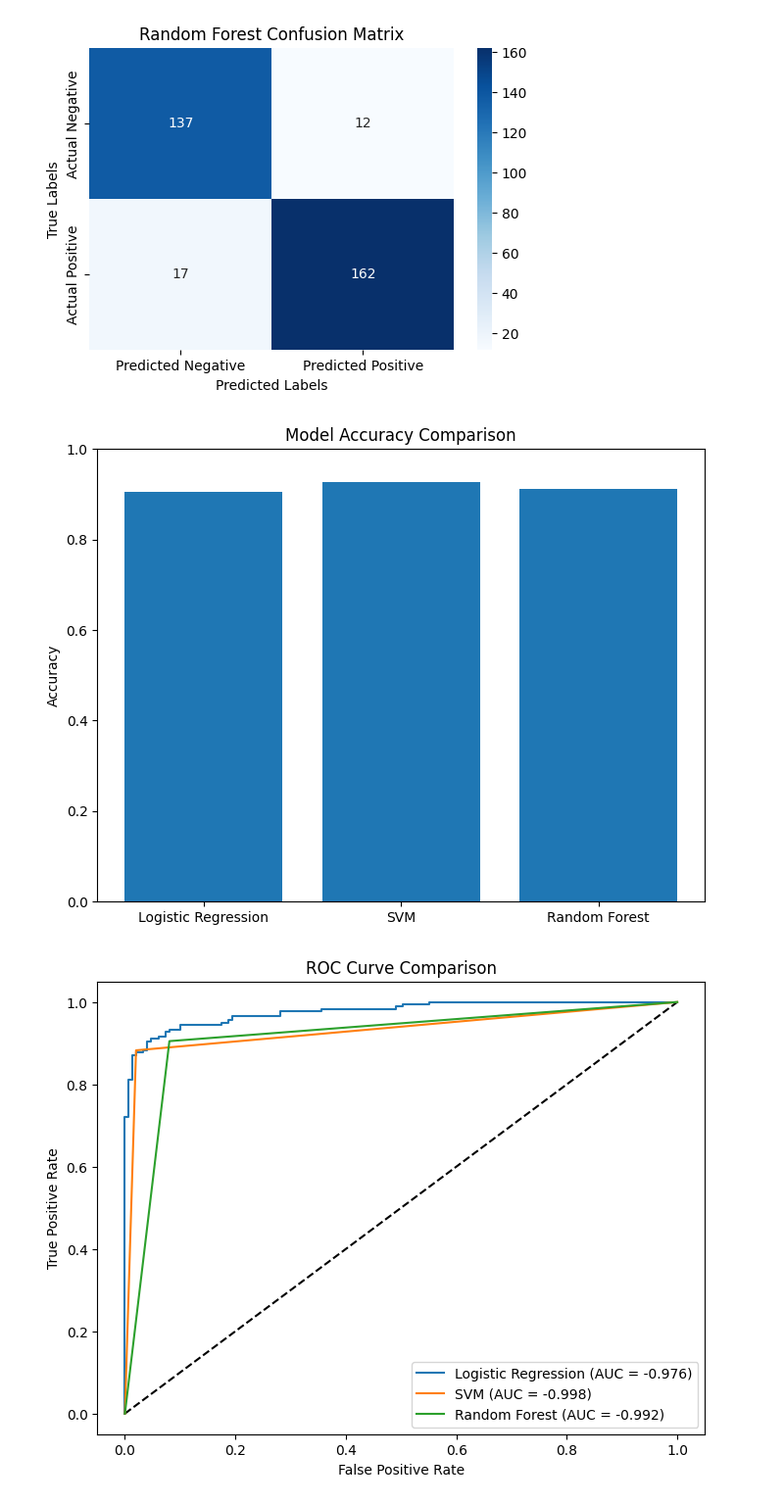
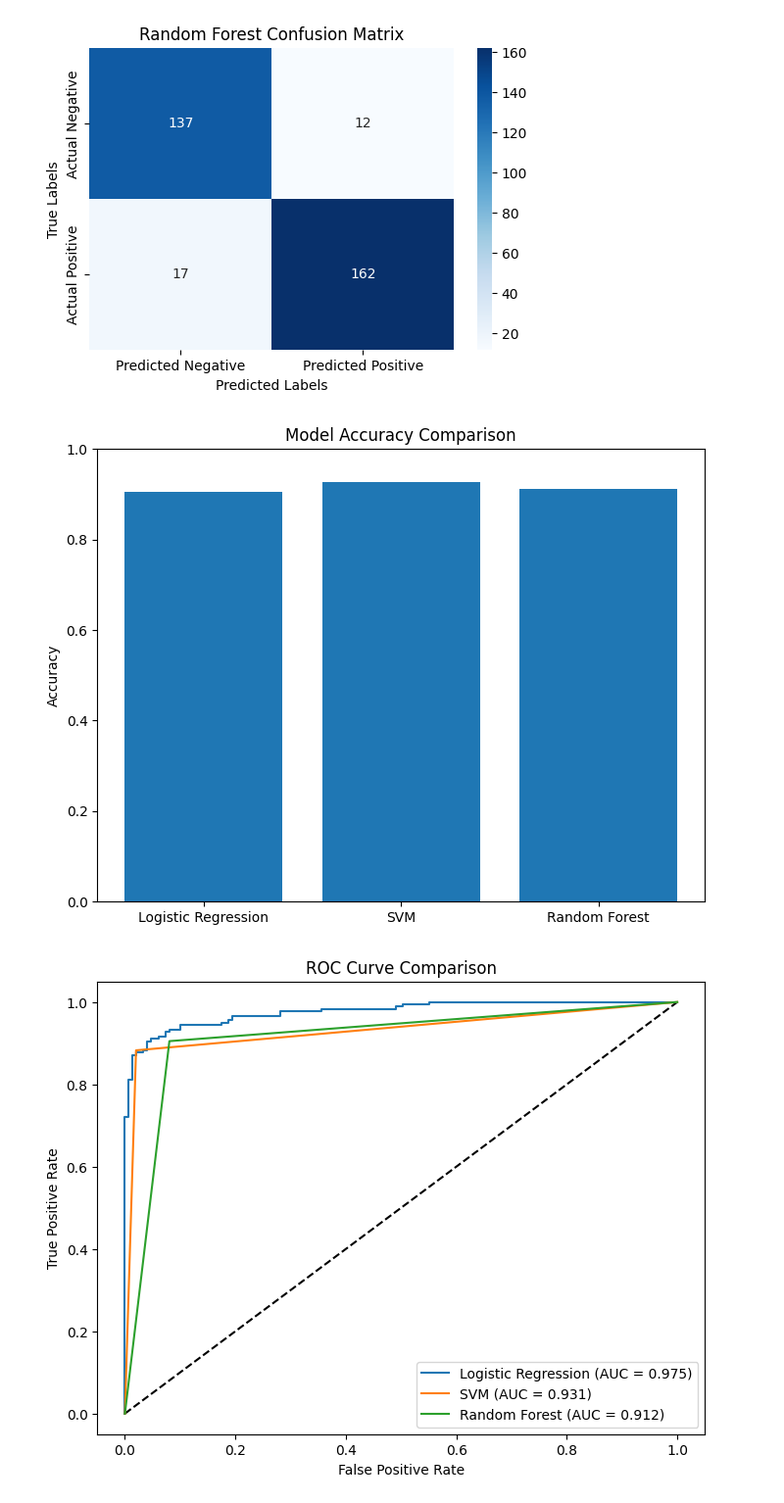
Before and after one commit to pathikpatel54/Credit-Card-Fraud-Detection, a Jupyter notebook: main.ipynb, the cells around one changed output. Shown at 98% size. Saved outputs shown, nothing was run; the diff lists cells and outputs as text; code cells hidden in the pictures.

```diff
--- a/main.ipynb
+++ b/main.ipynb
@@ -488,9 +492,10 @@ def roc_curve_manual(y_true, y_score):
     return fpr, tpr, thresholds
 
 def auc_manual(fpr, tpr):
-    auc = 0
-    for i in range(1, len(fpr)):
-        auc += (fpr[i] - fpr[i-1]) * tpr[i-1]
+    sorted_indices = np.argsort(fpr)
+    fpr_sorted = fpr[sorted_indices]
+    tpr_sorted = tpr[sorted_indices]
+    auc = np.trapz(tpr_sorted, fpr_sorted)  # Use trapezoidal rule to calculate AUC
     return auc
 # %%
 # Histogram comparison
@@ -509,31 +514,56 @@ plt.figure(figsize=(8, 6))
 plt.plot([0, 1], [0, 1], 'k--')  # random predictions curve
 
 # Logistic Regression ROC Curve
 lr_probs = model_lr.predict_prob(X_test)
 lr_fpr, lr_tpr, _ = roc_curve_manual(y_test, lr_probs)
 lr_auc = auc_manual(lr_fpr, lr_tpr)
 plt.plot(lr_fpr, lr_tpr, label='Logistic Regression (AUC = %0.3f)' % lr_auc)
 
 # SVM ROC Curve
 svm_preds = svm.predict(X_test)
 svm_fpr, svm_tpr, _ = roc_curve_manual(y_test, svm_preds)
 svm_auc = auc_manual(svm_fpr, svm_tpr)
 plt.plot(svm_fpr, svm_tpr, label='SVM (AUC = %0.3f)' % svm_auc)
 
 # Random Forest ROC Curve
 rf_probs = np.zeros((len(X_test), 2))
 for tree in model_rf.trees:
     rf_probs[:, 1] += tree.predict(X_test)
 rf_probs /= len(model_rf.trees)
 rf_fpr, rf_tpr, _ = roc_curve_manual(y_test, rf_probs[:, 1])
 rf_auc = auc_manual(rf_fpr, rf_tpr)
 plt.plot(rf_fpr, rf_tpr, label='Random Forest (AUC = %0.3f)' % rf_auc)
 
 plt.xlabel('False Positive Rate')
 plt.ylabel('True Positive Rate')
 plt.title('ROC Curve Comparison')
 plt.legend(loc='lower right')
 plt.show()
+
+# Manual implementation of roc_curve and auc functions
+def roc_curve_manual(y_true, y_score):
+    thresholds = np.unique(y_score)
+    thresholds = np.append(thresholds, thresholds[-1] + 1)
+    fpr = np.zeros(len(thresholds))
+    tpr = np.zeros(len(thresholds))
+
+    for i, threshold in enumerate(thresholds):
+        y_pred = (y_score >= threshold).astype(int)
+        fp = np.sum((y_true == 0) & (y_pred == 1))
+        tp = np.sum((y_true == 1) & (y_pred == 1))
+        fn = np.sum((y_true == 1) & (y_pred == 0))
+        tn = np.sum((y_true == 0) & (y_pred == 0))
+
+        fpr[i] = fp / (fp + tn)
+        tpr[i] = tp / (tp + fn)
+
+    return fpr, tpr, thresholds
+
+def auc_manual(fpr, tpr):
+    auc = 0
+    for i in range(1, len(fpr)):
+        auc += (fpr[i] - fpr[i-1]) * tpr[i-1]
+    return auc
 # %% [output]
 [figure]
-[figure, old version]
+[figure, new version]
```
Also changed, not shown: parts of 2 cells of this notebook.
